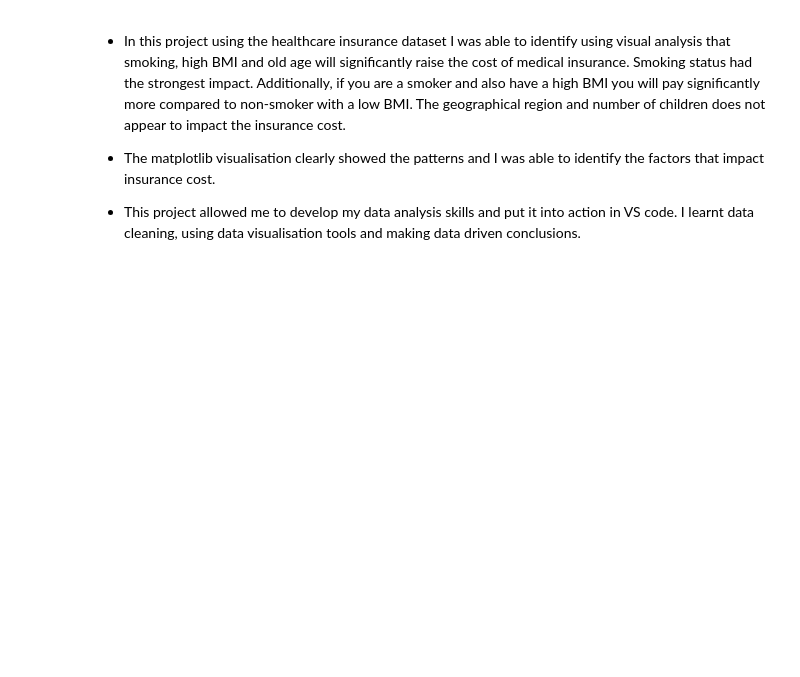
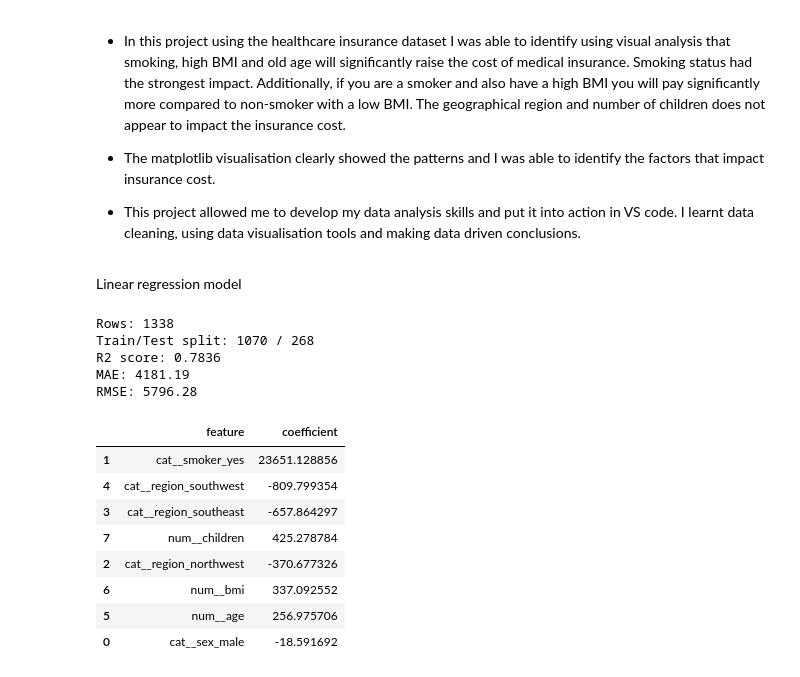
Before and after one commit to ahmedf-bot/healthcare_analysis, a Jupyter notebook: jupyter_notebooks/ETL _Visualisation.ipynb, the cells around one changed output. Cells and saved outputs as stored; diff of their text form; code cells hidden in the pictures; blank space fills up the shorter version.

Commit message:
linear regression

```diff
--- a/jupyter_notebooks/ETL _Visualisation.ipynb
+++ b/jupyter_notebooks/ETL _Visualisation.ipynb
@@ -335,3 +335,75 @@ NOTE
 * The matplotlib visualisation clearly showed the patterns and I was able to identify the factors that impact insurance cost.
 
 * This project allowed me to develop my data analysis skills and put it into action in VS code. I learnt data cleaning, using data visualisation tools and making data driven conclusions.
+# %% [markdown]
+Linear regression model
+# %%
+from pathlib import Path
+import pandas as pd
+from sklearn.model_selection import train_test_split
+from sklearn.compose import ColumnTransformer
+from sklearn.preprocessing import OneHotEncoder
+from sklearn.pipeline import Pipeline
+from sklearn.linear_model import LinearRegression
+from sklearn.metrics import r2_score, mean_absolute_error, mean_squared_error
+
+# Load cleaned dataset relative to the notebook location.
+file_path = Path("../Dataset/CleanData/cleaned_insurance_data.csv")
+insurance_df = pd.read_csv(file_path)
+
+X = insurance_df.drop(columns=["charges"])
+y = insurance_df["charges"]
+
+categorical_features = X.select_dtypes(include=["object"]).columns.tolist()
+numeric_features = X.select_dtypes(exclude=["object"]).columns.tolist()
+
+preprocessor = ColumnTransformer(
+    transformers=[
+        ("cat", OneHotEncoder(drop="first", handle_unknown="ignore"), categorical_features),
+        ("num", "passthrough", numeric_features),
+    ]
+)
+
+linear_model = Pipeline(
+    steps=[
+        ("preprocess", preprocessor),
+        ("model", LinearRegression()),
+    ]
+)
+
+X_train, X_test, y_train, y_test = train_test_split(
+    X, y, test_size=0.2, random_state=42
+)
+
+linear_model.fit(X_train, y_train)
+y_pred = linear_model.predict(X_test)
+
+print(f"Rows: {len(insurance_df)}")
+print(f"Train/Test split: {len(X_train)} / {len(X_test)}")
+print(f"R2 score: {r2_score(y_test, y_pred):.4f}")
+print(f"MAE: {mean_absolute_error(y_test, y_pred):.2f}")
+print(f"RMSE: {mean_squared_error(y_test, y_pred) ** 0.5:.2f}")
+
+feature_names = linear_model.named_steps["preprocess"].get_feature_names_out()
+coefficients = linear_model.named_steps["model"].coef_
+
+coef_df = pd.DataFrame(
+    {"feature": feature_names, "coefficient": coefficients}
+).sort_values(by="coefficient", key=lambda x: x.abs(), ascending=False)
+
+coef_df.head(10)
+# %% [output]
+Rows: 1338
+Train/Test split: 1070 / 268
+R2 score: 0.7836
+MAE: 4181.19
+RMSE: 5796.28
+|  | feature | coefficient |
+| 1 | cat__smoker_yes | 23651.128856 |
+| 4 | cat__region_southwest | -809.799354 |
+| 3 | cat__region_southeast | -657.864297 |
+| 7 | num__children | 425.278784 |
+| 2 | cat__region_northwest | -370.677326 |
+| 6 | num__bmi | 337.092552 |
+| 5 | num__age | 256.975706 |
+| 0 | cat__sex_male | -18.591692 |
```
